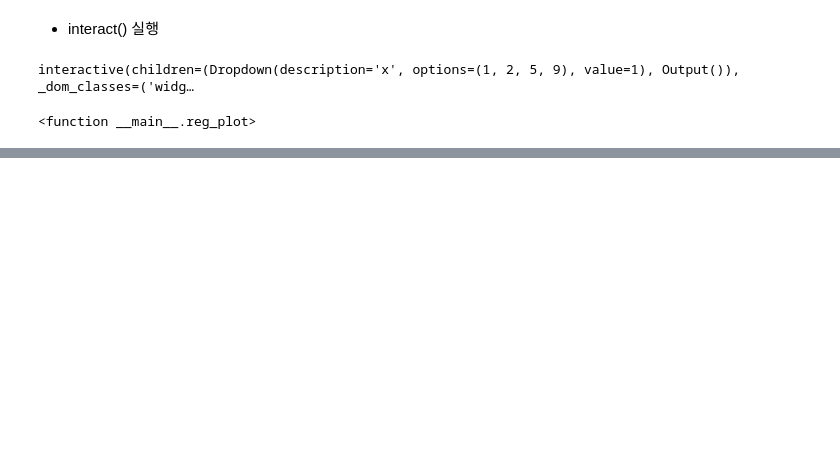
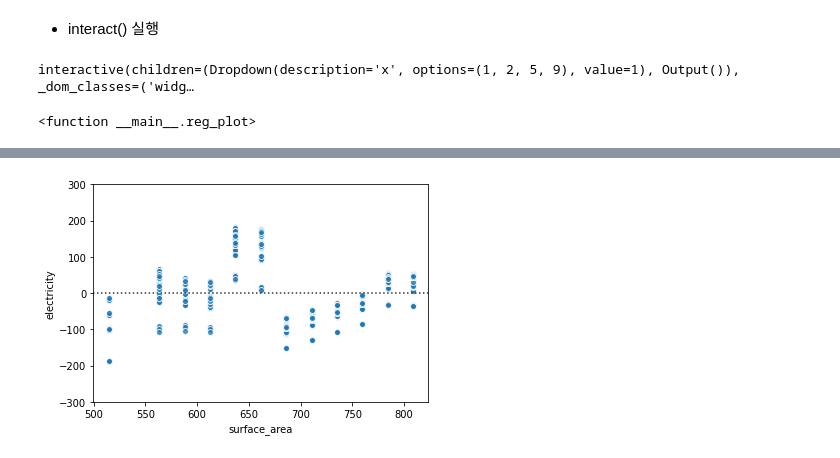
Before and after one commit to winterconnect/Machine_Learning, a Jupyter notebook: Python_Machine_Learning/code/Model_Validation.ipynb, the cells around one changed output, grey strips where cells are left out. Cells and saved outputs as stored; diff of their text form; code cells hidden in the pictures; blank space fills up the shorter version.

```diff
--- a/Python_Machine_Learning/code/Model_Validation.ipynb
+++ b/Python_Machine_Learning/code/Model_Validation.ipynb
@@ -139,0 +155,4 @@ interactive(children=(Dropdown(description='x', options=(1, 2, 5, 9), value=1),
+# %%
+Elec = pd.read_csv('https://raw.githubusercontent.com/rusita-ai/pyData/master/Electric.csv')
+
+Elec.info()
@@ -139,0 +355,11 @@ interactive(children=(Dropdown(description='x', options=(1, 2, 5, 9), value=1),
+# %%
+sns.residplot(x = 'surface_area' ,
+              y = 'electricity' ,
+              data = Elec ,
+              order = 1 ,
+              scatter_kws = {'edgecolor' : 'white'})
+
+plt.ylim(-300, 300)
+plt.show()
+# %% [output]
+[figure, added]
```
Also changed, not shown: parts of 98 cells of this notebook.
